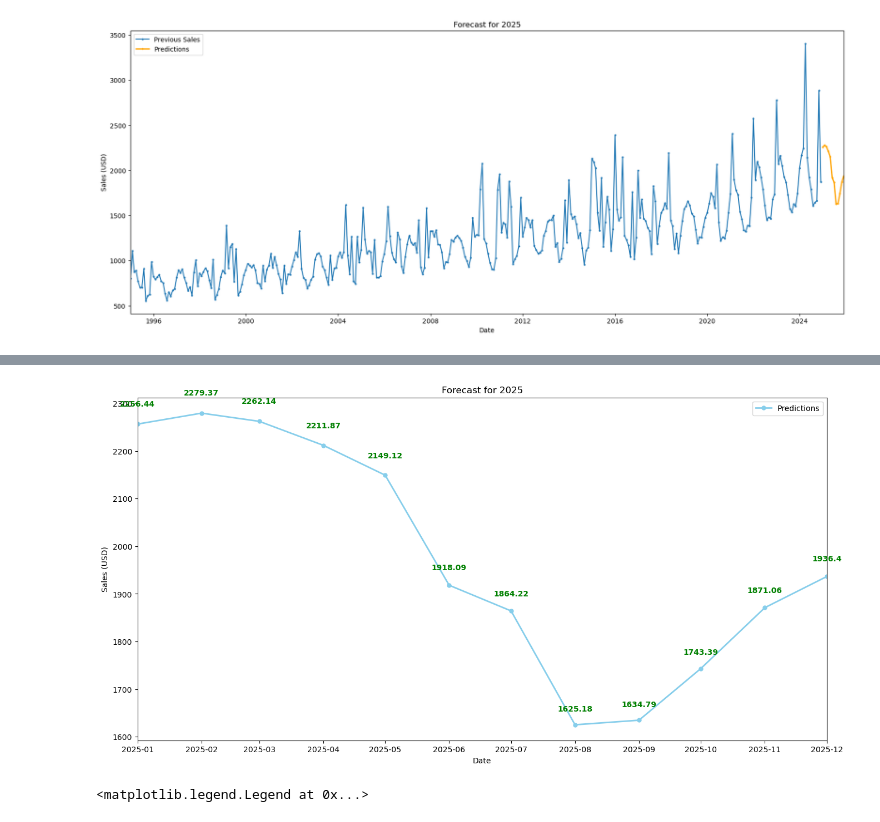
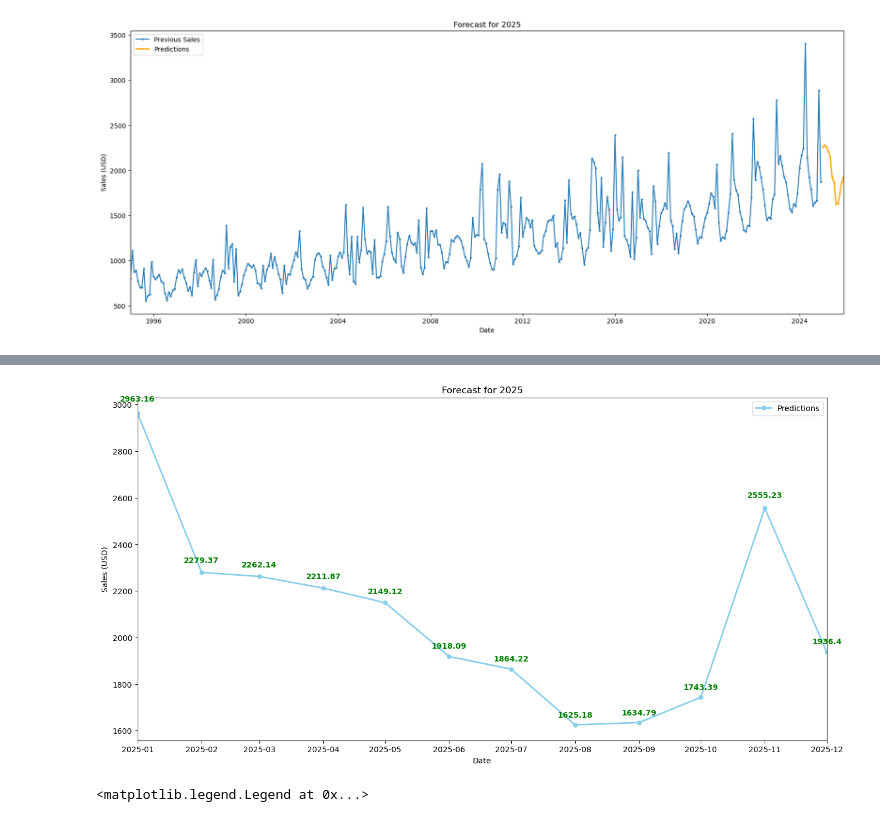
Before and after one commit to Minh-Nguyen-0401/Business-Analytics-Assignment, a Jupyter notebook: forecast_25.ipynb, the cells around one changed output, grey strips where cells are left out. Saved outputs shown, nothing was run; the diff lists cells and outputs as text; code cells hidden in the pictures.

```diff
--- a/forecast_25.ipynb
+++ b/forecast_25.ipynb
@@ -146,5 +146,5 @@ ax.legend(["Previous Sales", "Predictions"])
 # %%
-data_dict = Ingestion(org_path=r"D:\Study\UNIVERSITY\THIRD YEAR\Business Analytics\ASSIGNMENT 1_ Sales Data Analysis\test_2025_data\no_promo").load_data()
+data_dict = Ingestion(org_path=r"D:\Study\UNIVERSITY\THIRD YEAR\Business Analytics\ASSIGNMENT 1_ Sales Data Analysis\test_2025_data\with_promo_scen1").load_data()
 agg = Aggregation(data_dict, required_shiftback=12)
 merged = agg.merge_data()
 
@@ -177,7 +177,7 @@ if model_name in results.get("results", {}) and "params" in results["results"][m
     trainer._load()
     trainer.model.summary()
     preds = trainer.predict(nn_X_te[feats])
-    trainer.generate_shap_plot(X_train=nn_X_tr[feats], save=True)
+    # trainer.generate_shap_plot(X_train=nn_X_tr[feats], save=True)
 # %% [output]
 Original frequency: MS
 Converted format: period[M]
@@ -212,16 +216,21 @@ sales_prediction.to_csv(os.path.join(OUTPUT_DIR, "sales_prediction_withpromo.csv
 # %%
+sales_prediction = pd.DataFrame(preds, index=nn_X_te.index, columns=["Sales"])
+OUTPUT_DIR = "./models/lstm_2025_evaluation/"
+
+sales_prediction.to_csv(os.path.join(OUTPUT_DIR, "sales_prediction_promo_scen1.csv"))
+
 # plot preds for 2025
 fig, ax = plt.subplots(figsize = (16,8))
 ax.plot(nn_X_te.index, preds, marker="o", markersize=5, color = "skyblue", linewidth=2)
 ax.set_xlabel("Date")
 ax.set_ylabel("Sales (USD)")
 ax.set_title("Forecast for 2025")
 ax.set_xlim(nn_X_te.index.min(), nn_X_te.index.max())
 ax.legend(["Predictions"])
 for i in range(len(nn_X_te.index)):
     ax.text(nn_X_te.index[i], preds[i]+preds[i]*0.015, str(round(preds[i], 2)), ha='center', va='bottom', fontsize=10, color='green', weight='bold')
 # %% [output]
-[figure, old version]
+[figure, new version]
 # %%
 # plot 2025 along with prev years sales
 fig, ax = plt.subplots(figsize = (20,8))
```
Also changed, not shown: parts of 8 cells of this notebook, 4 other files.
